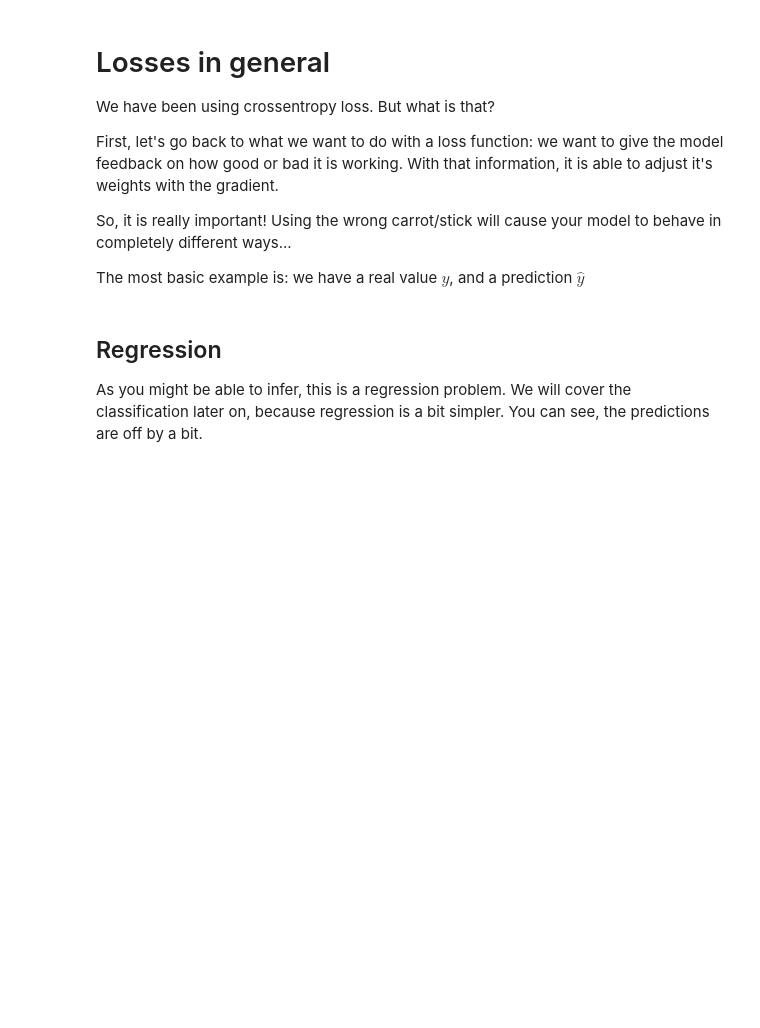
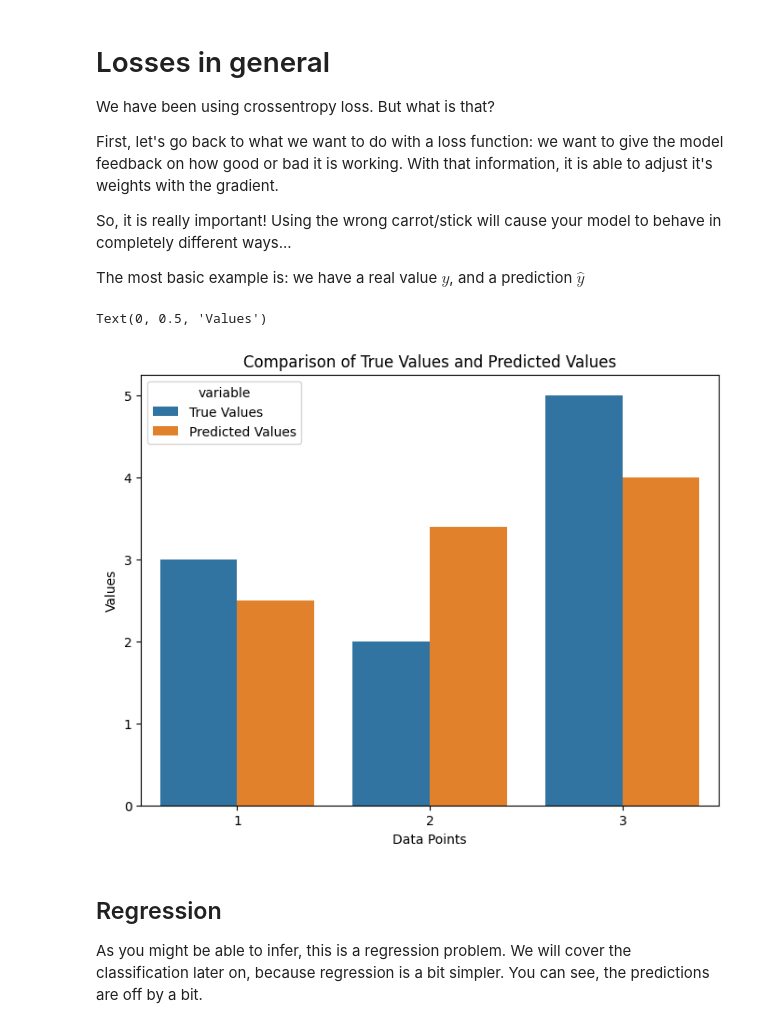
Before and after one commit to raoulg/MADS-MachineLearning-course, a Jupyter notebook: notebooks/2_convolutions/01_losses.ipynb, the cells around one changed output. Cells and saved outputs as stored; diff of their text form; code cells hidden in the pictures; blank space fills up the shorter version.

Commit message:
[les 2] visualisaties toegevoegd aan losses notebook

```diff
--- a/notebooks/2_convolutions/01_losses.ipynb
+++ b/notebooks/2_convolutions/01_losses.ipynb
@@ -12,6 +12,29 @@ The most basic example is: we have a real value $y$, and a prediction $\hat{y}$
 # %%
 y = torch.tensor([3.0, 2.0, 5.0])
 yhat = torch.tensor([2.5, 3.4, 4.0])
+# %%
+import pandas as pd
+import seaborn as sns
+import matplotlib.pyplot as plt
+
+y_np = y.numpy()
+yhat_np = yhat.numpy()
+
+# Create a Pandas DataFrame containing the data
+data = pd.DataFrame({'True Values': y_np, 'Predicted Values': yhat_np, 'Data Points': range(1, len(y_np) + 1)})
+
+# Melt the DataFrame to have a 'variable' and 'value' columns
+data_melted = data.melt(id_vars='Data Points', var_name='variable', value_name='value')
+
+# Plot the data using Seaborn's pointplot
+plt.figure(figsize=(8, 6))
+sns.barplot(data=data_melted, x='Data Points', y='value', hue='variable')
+plt.title('Comparison of True Values and Predicted Values')
+plt.xlabel('Data Points')
+plt.ylabel('Values')
+# %% [output]
+Text(0, 0.5, 'Values')
+[figure, added]
 # %% [markdown]
 ## Regression
 As you might be able to infer, this is a regression problem. We will cover the classification later on, because regression is a bit simpler. You can see, the predictions are off by a bit.
```
Also changed, not shown: parts of 7 cells of this notebook.
